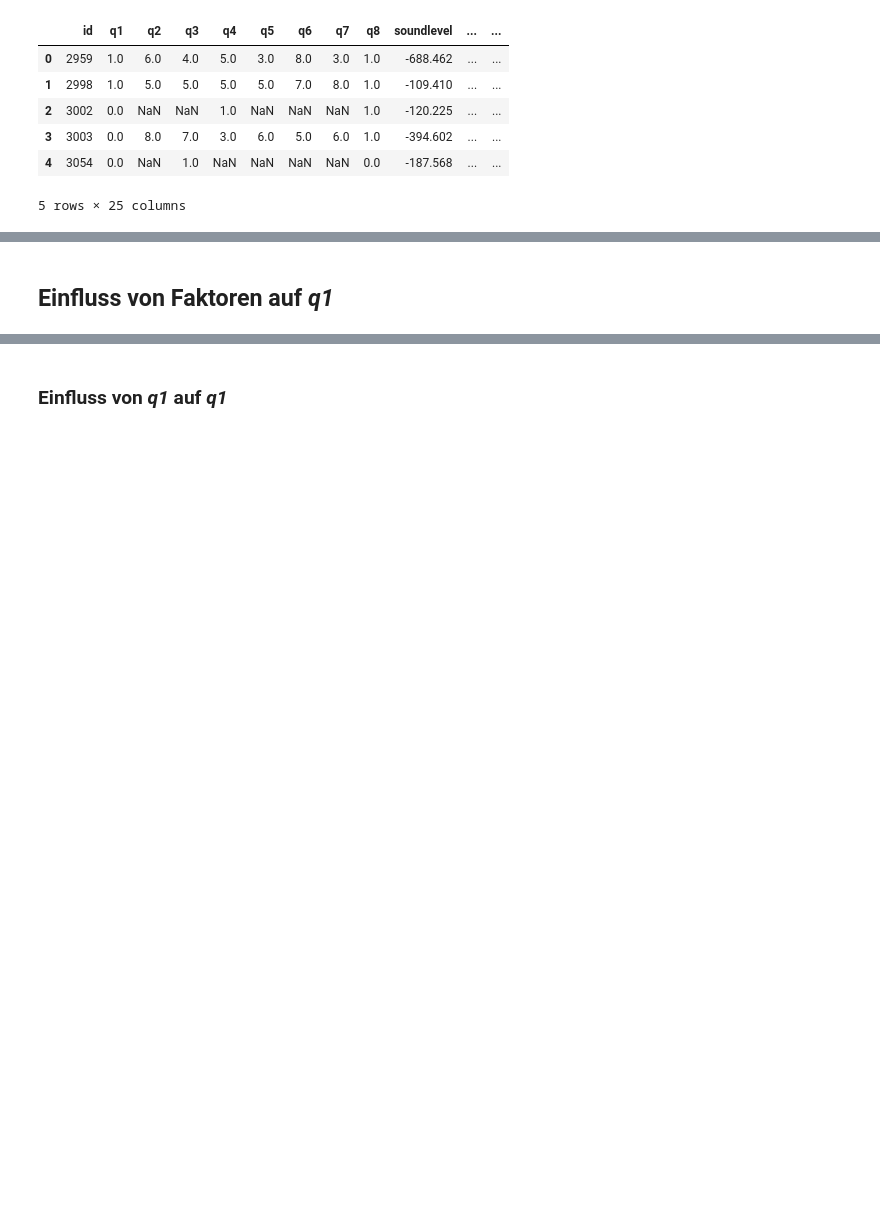
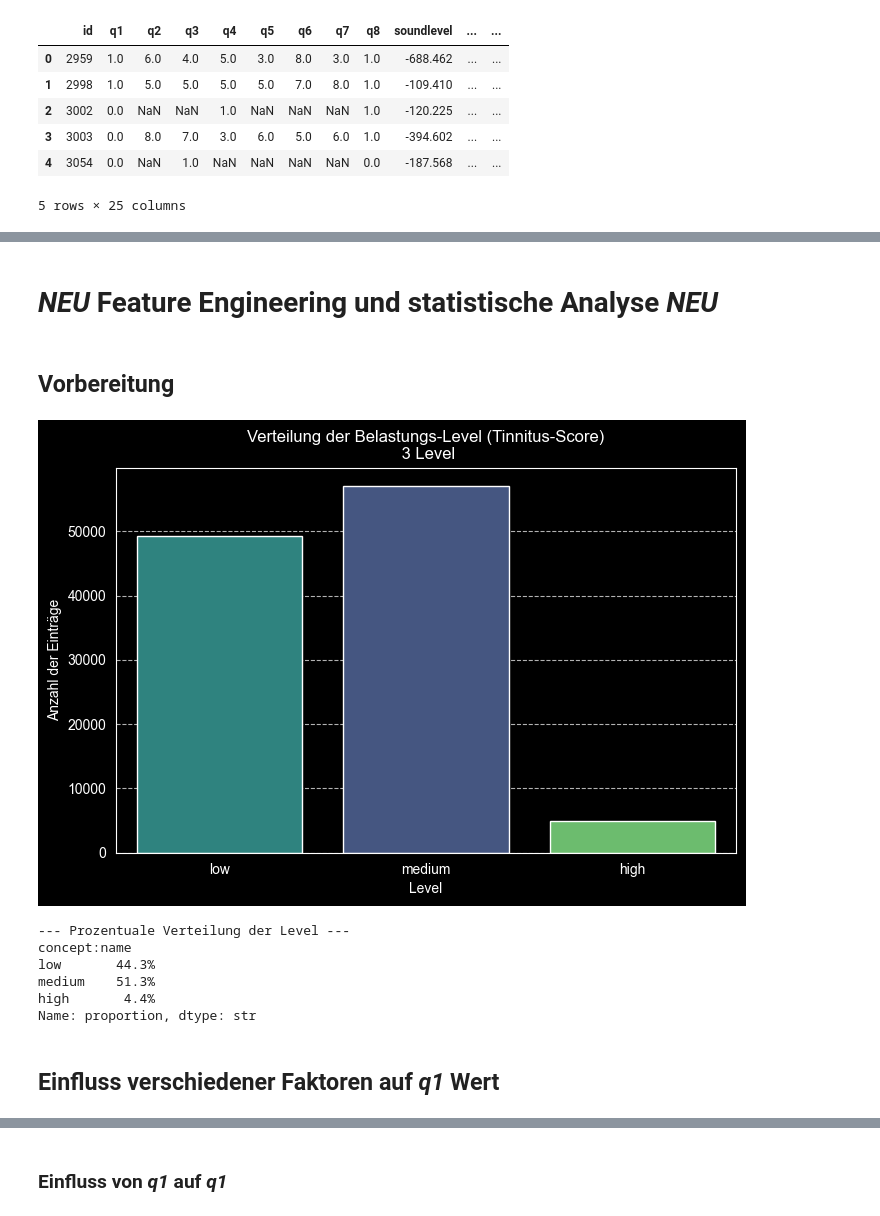
Before and after one commit to berielias-cpu/MasterArbeit, a Jupyter notebook: Masterarbeit/01_EDA_V2.0.ipynb, the cells around one changed output, grey strips where cells are left out. Saved outputs shown, nothing was run; the diff lists cells and outputs as text; code cells hidden in the pictures; blank space fills up the shorter version.

Commit message:
Reihenfolge angepasst

```diff
--- a/Masterarbeit/01_EDA_V2.0.ipynb
+++ b/Masterarbeit/01_EDA_V2.0.ipynb
@@ -408,0 +473,4 @@ df["onset_duration"] = pd.to_numeric(df["onset_duration"], errors="coerce")
+# %% [markdown]
+# *NEU* Feature Engineering und statistische Analyse *NEU*
+# %% [markdown]
+## Vorbereitung
@@ -408,0 +491,30 @@ df["onset_duration"] = pd.to_numeric(df["onset_duration"], errors="coerce")
+# %%
+# Verteilung der Level visualisieren
+plt.figure(figsize=(8, 5))
+
+# Wir nutzen seaborn für eine schöne Darstellung
+# Die Reihenfolge der Balken bestimmen wir manuell für eine logische Abfolge
+level_order = ["low", "medium", "high"]
+
+sns.countplot(data=df, x="concept:name", order=level_order, palette="viridis", hue="concept:name", legend=False)
+
+plt.title("Verteilung der Belastungs-Level (Tinnitus-Score)\n 3 Level")
+plt.xlabel("Level")
+plt.ylabel("Anzahl der Einträge")
+plt.grid(axis='y', linestyle='--', alpha=0.7)
+plt.show()
+# %% [output]
+[figure, added]
+# %%
+# Berechnung der Prozentwerte
+dist = df["concept:name"].value_counts(normalize=True).reindex(level_order) * 100
+
+print("--- Prozentuale Verteilung der Level ---")
+print(dist.map("{:.1f}%".format))
+# %% [output]
+--- Prozentuale Verteilung der Level ---
+concept:name
+low       44.3%
+medium    51.3%
+high       4.4%
+Name: proportion, dtype: str
@@ -409,5 +534,5 @@ df["onset_duration"] = pd.to_numeric(df["onset_duration"], errors="coerce")
 # %% [markdown]
-## Einfluss von Faktoren auf *q1*
+## Einfluss verschiedener Faktoren auf *q1* Wert
 # %%
 ## Klassifikations-Analyse: Was beeinflusst das Tinnitus-Auftreten (q1)?
 # 1. Daten vorbereiten
```
Also changed, not shown: parts of 48 cells of this notebook.
